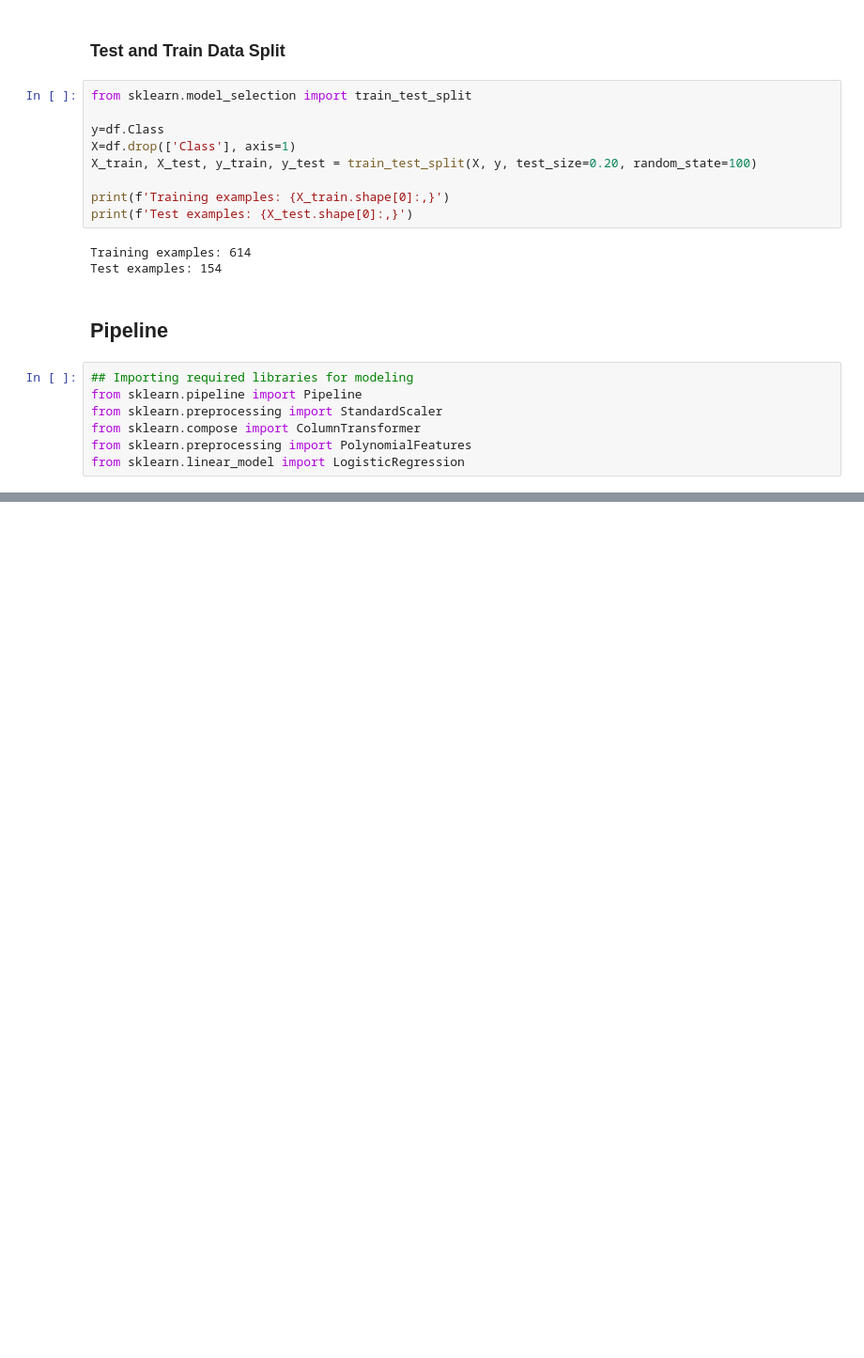
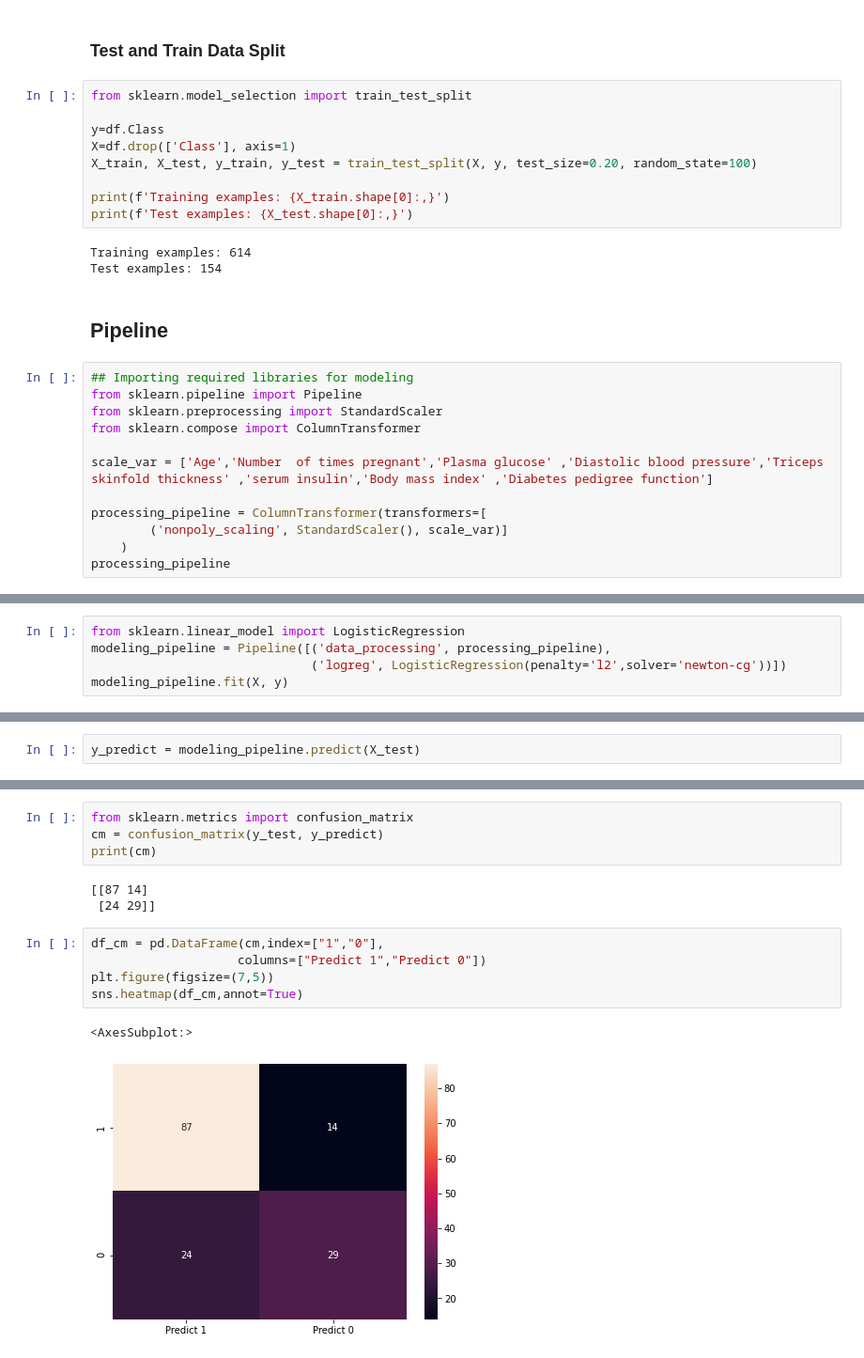
Before and after one commit to Sharathofficial/DATA602-, a Jupyter notebook: Assignment 6/pima_model.ipynb, the cells around one changed output, grey strips where cells are left out. Shown at 94% size. Cells and saved outputs as stored; diff of their text form; blank space fills up the shorter version.

```diff
--- a/Assignment 6/pima_model.ipynb
+++ b/Assignment 6/pima_model.ipynb
@@ -182,5 +182,10 @@ Test examples: 154
 from sklearn.pipeline import Pipeline
 from sklearn.preprocessing import StandardScaler
 from sklearn.compose import ColumnTransformer
-from sklearn.preprocessing import PolynomialFeatures
-from sklearn.linear_model import LogisticRegression
+
+scale_var = ['Age','Number  of times pregnant','Plasma glucose' ,'Diastolic blood pressure','Triceps skinfold thickness' ,'serum insulin','Body mass index' ,'Diabetes pedigree function']
+
+processing_pipeline = ColumnTransformer(transformers=[
+        ('nonpoly_scaling', StandardScaler(), scale_var)]
+    )
+processing_pipeline
@@ -186,0 +199,5 @@ from sklearn.linear_model import LogisticRegression
+# %%
+from sklearn.linear_model import LogisticRegression
+modeling_pipeline = Pipeline([('data_processing', processing_pipeline),
+                              ('logreg', LogisticRegression(penalty='l2',solver='newton-cg'))])
+modeling_pipeline.fit(X, y)
@@ -186,0 +218,2 @@ from sklearn.linear_model import LogisticRegression
+# %%
+y_predict = modeling_pipeline.predict(X_test)
@@ -186,0 +239,15 @@ from sklearn.linear_model import LogisticRegression
+# %%
+from sklearn.metrics import confusion_matrix
+cm = confusion_matrix(y_test, y_predict)
+print(cm)
+# %% [output]
+[[87 14]
+ [24 29]]
+# %%
+df_cm = pd.DataFrame(cm,index=["1","0"],
+                    columns=["Predict 1","Predict 0"])
+plt.figure(figsize=(7,5))
+sns.heatmap(df_cm,annot=True)
+# %% [output]
+<AxesSubplot:>
+[figure, added]
```
Also changed, not shown: parts of 9 cells of this notebook.
